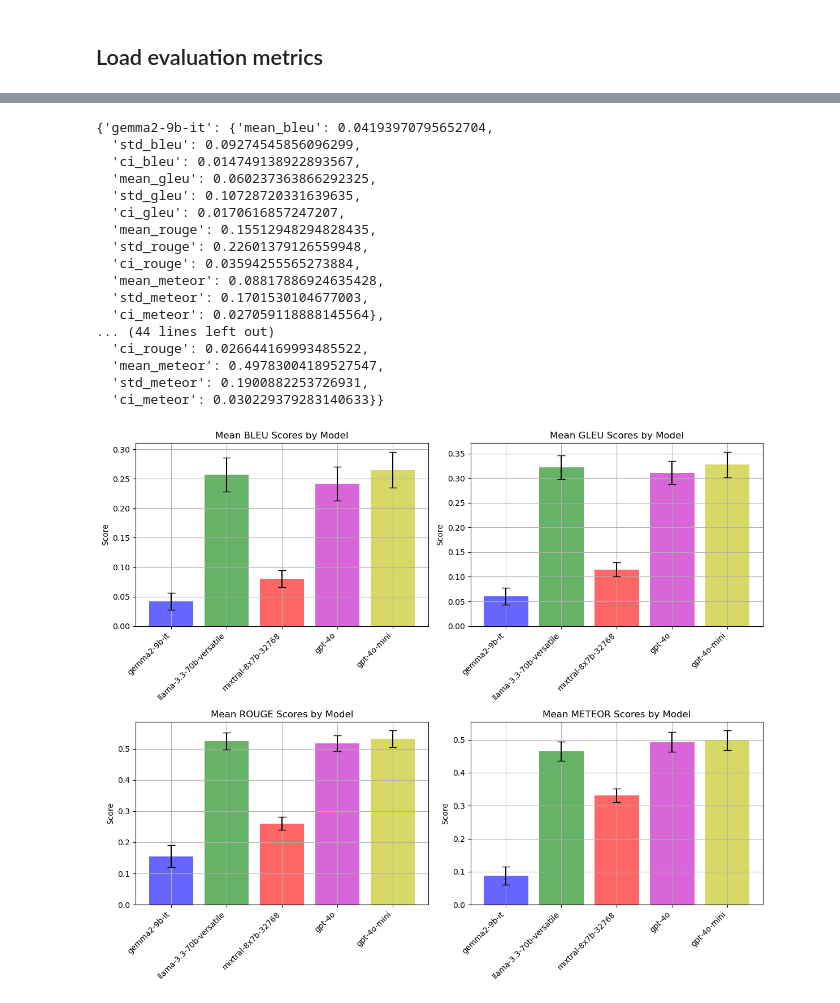
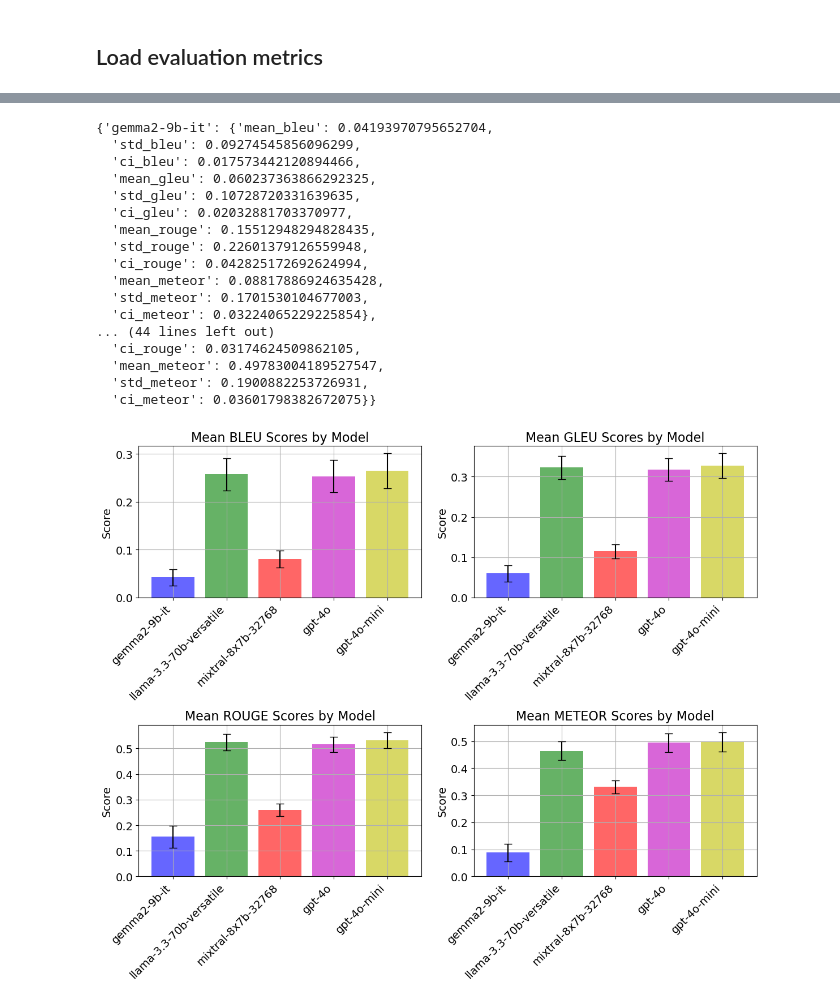
Before and after one commit to AmilaIndika789/SheetCopilot, a Jupyter notebook: agent/LLM_comparison.ipynb, the cells around one changed output, grey strips where cells are left out. Cells and saved outputs as stored; diff of their text form; code cells hidden in the pictures.

Commit message:
Implement 95 CI and increase font sizes of figure labels

```diff
--- a/agent/LLM_comparison.ipynb
+++ b/agent/LLM_comparison.ipynb
@@ -131,23 +131,23 @@ for model_name in tqdm(llm_models):
         )
         meteor_scores.append(meteor_results["meteor"])
 
-        Z_90_CONFIDENCE_INTERVAL = 1.645
+        Z_95_CONFIDENCE_INTERVAL = 1.96
         metrics = {
             "mean_bleu": np.mean(bleu_scores),
             "std_bleu": np.std(bleu_scores),
-            "ci_bleu": (Z_90_CONFIDENCE_INTERVAL * np.std(bleu_scores))
+            "ci_bleu": (Z_95_CONFIDENCE_INTERVAL * np.std(bleu_scores))
             / np.sqrt(EXAMPLES_COUNT),
             "mean_gleu": np.mean(gleu_scores),
             "std_gleu": np.std(gleu_scores),
-            "ci_gleu": (Z_90_CONFIDENCE_INTERVAL * np.std(gleu_scores))
+            "ci_gleu": (Z_95_CONFIDENCE_INTERVAL * np.std(gleu_scores))
             / np.sqrt(EXAMPLES_COUNT),
             "mean_rouge": np.mean(rouge_scores),
             "std_rouge": np.std(rouge_scores),
-            "ci_rouge": (Z_90_CONFIDENCE_INTERVAL * np.std(rouge_scores))
+            "ci_rouge": (Z_95_CONFIDENCE_INTERVAL * np.std(rouge_scores))
             / np.sqrt(EXAMPLES_COUNT),
             "mean_meteor": np.mean(meteor_scores),
             "std_meteor": np.std(meteor_scores),
-            "ci_meteor": (Z_90_CONFIDENCE_INTERVAL * np.std(meteor_scores))
+            "ci_meteor": (Z_95_CONFIDENCE_INTERVAL * np.std(meteor_scores))
             / np.sqrt(EXAMPLES_COUNT),
         }
         llm_metrics[model_name] = metrics
@@ -156,21 +156,21 @@ llm_metrics
 # %% [output]
 {'gemma2-9b-it': {'mean_bleu': 0.04193970795652704,
   'std_bleu': 0.09274545856096299,
-  'ci_bleu': 0.014749138922893567,
+  'ci_bleu': 0.017573442120894466,
   'mean_gleu': 0.060237363866292325,
   'std_gleu': 0.10728720331639635,
-  'ci_gleu': 0.0170616857247207,
+  'ci_gleu': 0.02032881703370977,
   'mean_rouge': 0.15512948294828435,
   'std_rouge': 0.22601379126559948,
-  'ci_rouge': 0.03594255565273884,
+  'ci_rouge': 0.042825172692624994,
   'mean_meteor': 0.08817886924635428,
   'std_meteor': 0.1701530104677003,
-  'ci_meteor': 0.027059118888145564},
+  'ci_meteor': 0.03224065229225854},
 ... (44 lines left out)
-  'ci_rouge': 0.026644169993485522,
+  'ci_rouge': 0.03174624509862105,
   'mean_meteor': 0.49783004189527547,
   'std_meteor': 0.1900882253726931,
-  'ci_meteor': 0.030229379283140633}}
+  'ci_meteor': 0.03601798382672075}}
 # %%
 # Metrics to plot
 metrics = ["bleu", "gleu", "rouge", "meteor"]
@@ -181,36 +181,37 @@ models = list(llm_metrics.keys())
 fig, axes = plt.subplots(2, 2, figsize=(12, 10))
 axes = axes.flatten()
 
 for i, metric in enumerate(metrics):
     ax = axes[i]
 
     # Extract values for each model
     means = [llm_metrics[model][f"mean_{metric}"] for model in models]
     stds = [llm_metrics[model][f"std_{metric}"] for model in models]
     cis = [llm_metrics[model][f"ci_{metric}"] for model in models]
 
     x = np.arange(len(models))  # X-axis positions
     lower_bounds = np.array(means) - np.array(cis)
     upper_bounds = np.array(means) + np.array(cis)
 
     # Plot mean values
     ax.bar(x, means, yerr=cis, color=colors, alpha=0.6, capsize=5)
 
 
     # Formatting
     ax.set_xticks(x)
     ax.set_xticklabels(models, rotation=45, ha="right")
-    ax.set_title(f"Mean {metric.upper()} Scores by Model")
-    ax.set_ylabel("Score")
+    ax.set_title(f"Mean {metric.upper()} Scores by Model", fontsize=16)
+    ax.set_ylabel("Score", fontsize=14)
     ax.grid()
+    ax.tick_params(axis="both", labelsize=14)
     # ax.legend()
 
 plt.tight_layout()
 plt.show()
 
 fig.savefig("LLM_comparison.pdf", bbox_inches="tight")
 # %% [output]
-[figure, old version]
+[figure, new version]
 # %%
 import pandas as pd
 # %%
```
Also changed, not shown: 2 other files.
